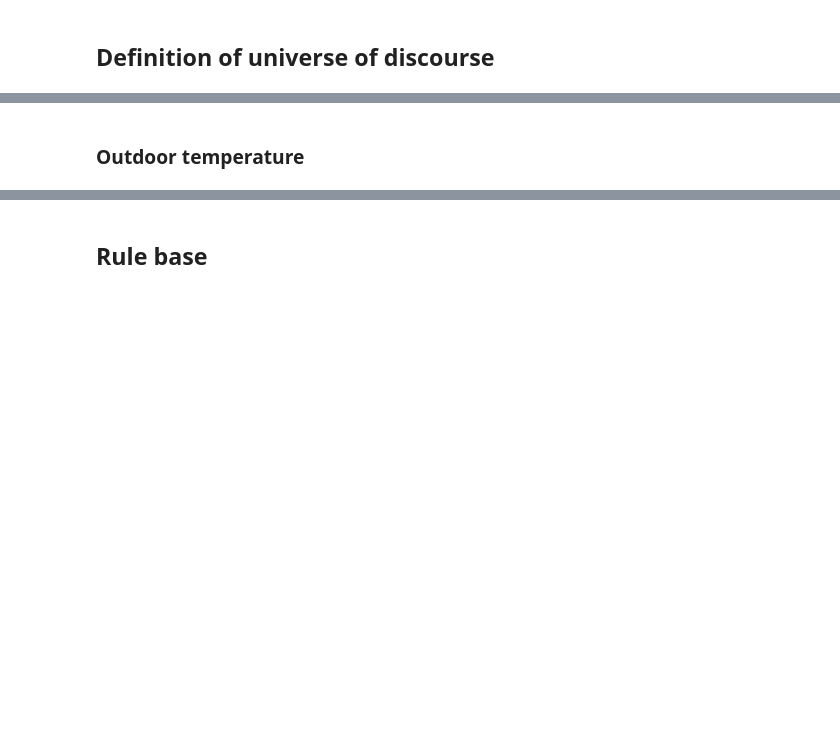
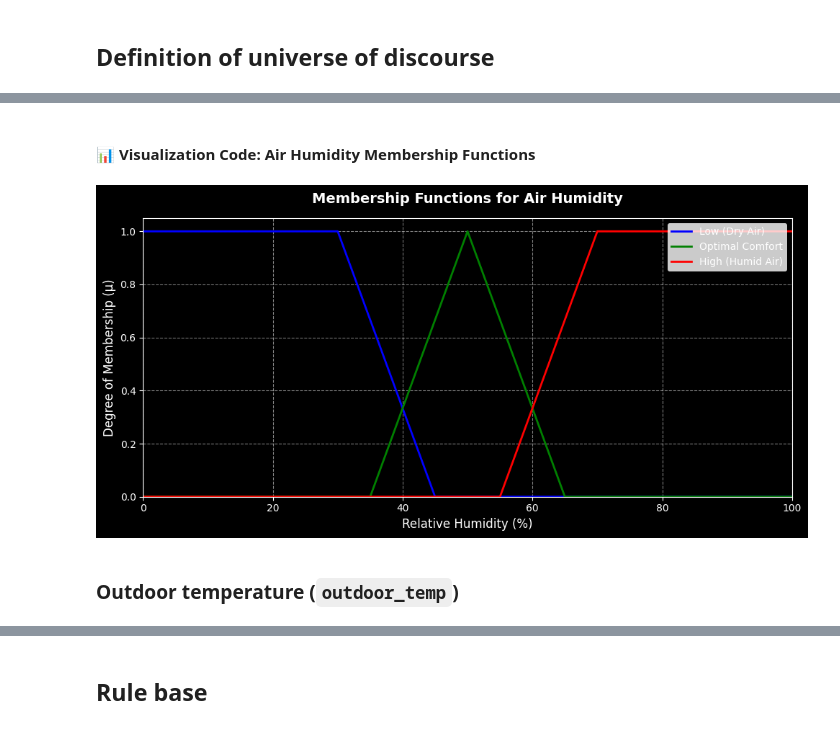
Before and after one commit to bartoszkordek/msi1-fuzzy-temperature-control, a Jupyter notebook: fuzzy_temperature_control.ipynb, the cells around one changed output, grey strips where cells are left out. Cells and saved outputs as stored; diff of their text form; code cells hidden in the pictures; blank space fills up the shorter version.

```diff
--- a/fuzzy_temperature_control.ipynb
+++ b/fuzzy_temperature_control.ipynb
@@ -35,5 +112,26 @@ trend['rising_fast']  = fuzz.trimf(trend.universe, [0.5, 2, 2])
 humidity['low']    = fuzz.trapmf(humidity.universe, [0, 0, 30, 45])
 humidity['optimal'] = fuzz.trimf(humidity.universe, [35, 50, 65])
 humidity['high']   = fuzz.trapmf(humidity.universe, [55, 70, 100, 100])
+# %% [markdown]
+#### 📊 Visualization Code: Air Humidity Membership Functions
+# %%
+fig, ax = plt.subplots(figsize=(10, 5))
+
+ax.plot(humidity.universe, humidity['low'].mf, 'b', linewidth=2, label='Low (Dry Air)')
+ax.plot(humidity.universe, humidity['optimal'].mf, 'g', linewidth=2, label='Optimal Comfort')
+ax.plot(humidity.universe, humidity['high'].mf, 'r', linewidth=2, label='High (Humid Air)')
+
+ax.set_title('Membership Functions for Air Humidity', fontsize=14, fontweight='bold', pad=15)
+ax.set_xlabel('Relative Humidity (%)', fontsize=12)
+ax.set_ylabel('Degree of Membership (μ)', fontsize=12)
+ax.set_xlim([0, 100])
+ax.set_ylim([0, 1.05])
+ax.grid(True, linestyle='--', alpha=0.5)
+ax.legend(loc='upper right', frameon=True, facecolor='white', edgecolor='none')
+
+plt.tight_layout()
+plt.show()
+# %% [output]
+[figure, added]
 # %% [markdown]
-### Outdoor temperature
+### Outdoor temperature (`outdoor_temp`)
```
Also changed, not shown: parts of 37 cells of this notebook, 2 other files.
